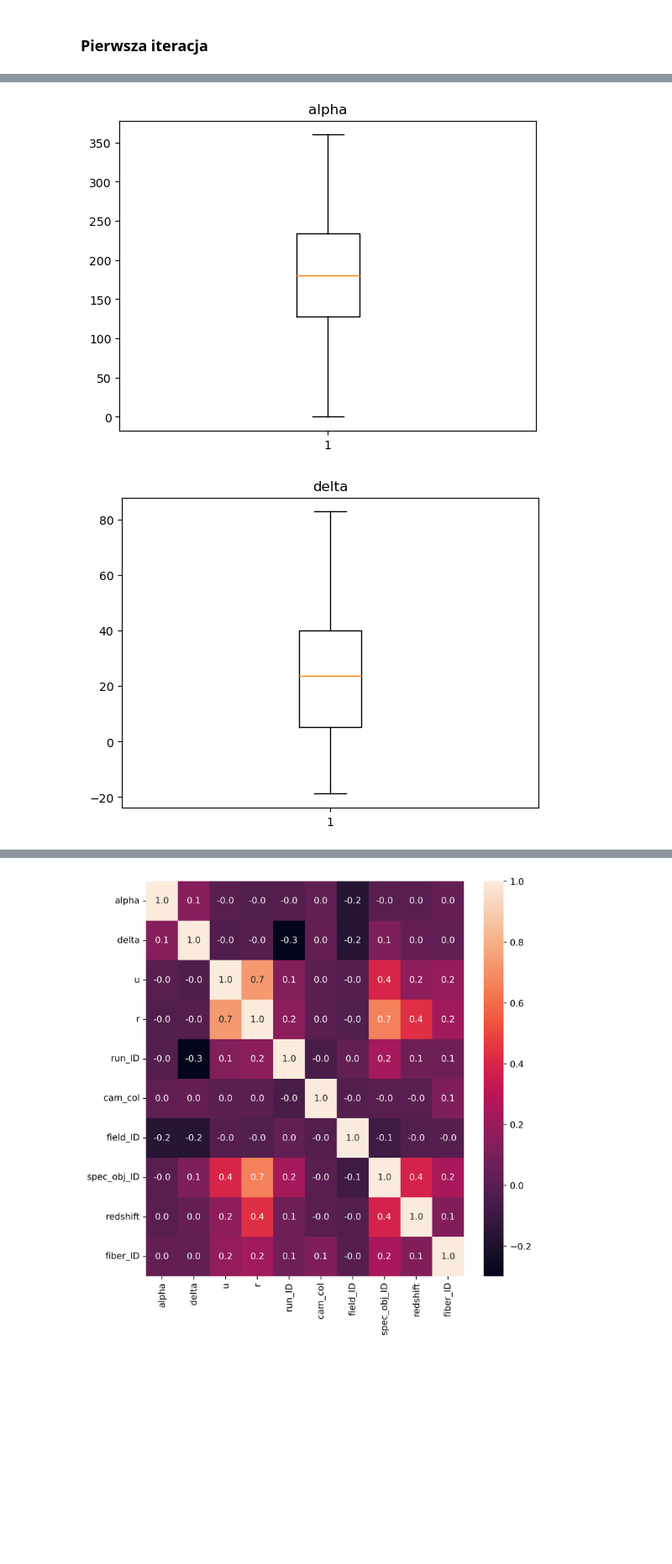
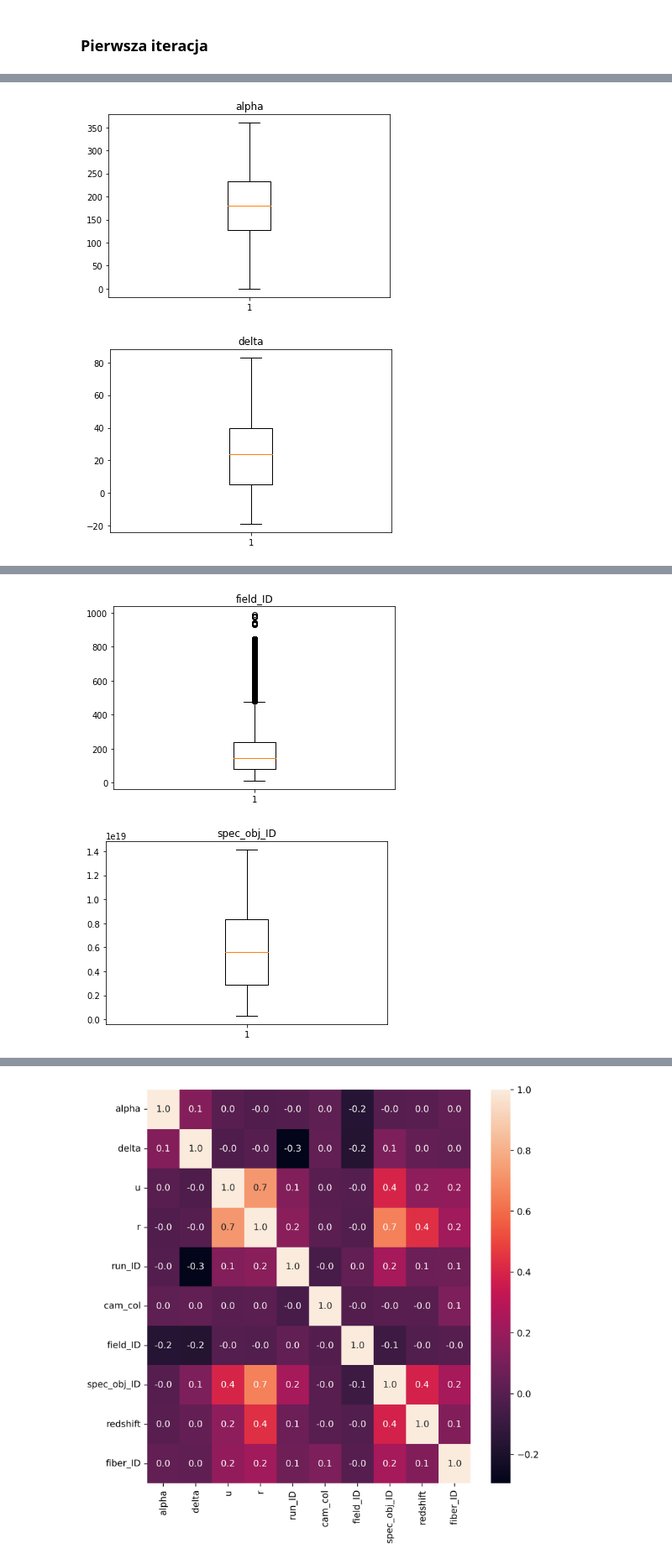
Before and after one commit to MaciejMomot/TweetsMachineLearning, a Jupyter notebook: validation_team/FE/budowa_krok_2_4.ipynb, the cells around one changed output, grey strips where cells are left out. Shown at 84% size. Saved outputs shown, nothing was run; the diff lists cells and outputs as text; code cells hidden in the pictures; blank space fills up the shorter version.

Commit message:
validation

```diff
--- a/validation_team/FE/budowa_krok_2_4.ipynb
+++ b/validation_team/FE/budowa_krok_2_4.ipynb
@@ -104,14 +104,23 @@ seaborn==0.12.2
 # %% [markdown]
 Wczytanie i korekta ramki danych
 # %%
-# Wczytanie danych
-df_original = pd.read_csv("..\\dane\\star_classification.csv")
-development_unit_df, test_sample_df = train_test_split(df_original, test_size=0.3, random_state=42)
+# Wczytanie danych - dane do trenowania modelu
+df_original = pd.read_csv("..\\dane\\training_sample_team4.csv")
+development_unit_df = df_original.copy()
+########development_unit_df, test_sample_df = train_test_split(df_original, test_size=0.3, random_state=42)
+
+## dane testowe
+test = pd.read_csv("..\\dane\\validation_sample_team4.csv")
+
 
 # Usuwanie kolumn, które są skorelowane z innymi ze współczynnikiem 1
 development_unit_df = development_unit_df.loc[:, development_unit_df.columns != 'rerun_ID']
 development_unit_df = development_unit_df.loc[:, development_unit_df.columns != 'obj_ID']
 development_unit_df = development_unit_df.loc[:, development_unit_df.columns != 'plate']
+
+test = test.loc[:, test.columns != 'rerun_ID']
+test = test.loc[:, test.columns != 'obj_ID']
+test = test.loc[:, test.columns != 'plate']
 # Usuwanie błędnej obserwacji
 development_unit_df = development_unit_df[development_unit_df['u'] > 0]
 
@@ -352,10 +373,10 @@ plt.show()
 # %%
 ## usuwanie OUTLIERS: zobaczmy, dla których zmiennych wystąpują wartości odstające
-for i in range(10):
-    if i != 7:
+for i in range(15):
+    if i != 11:
         plt.boxplot(df.iloc[:, i])
         plt.title(df.columns[i])
         plt.show()
 # %% [output]
-[figure, old version]
+[figure, new version]
-[figure, old version]
+[figure, new version]
@@ -368,0 +390,2 @@ for i in range(10):
+[figure, added]
+[figure, added]
```
Also changed, not shown: parts of 27 cells of this notebook, 3 other files.
